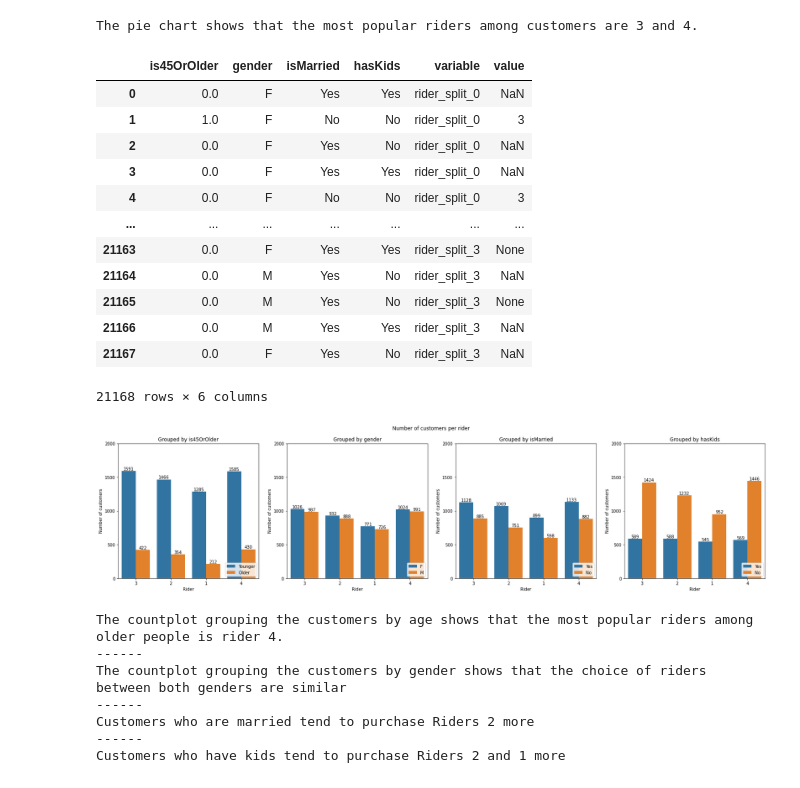
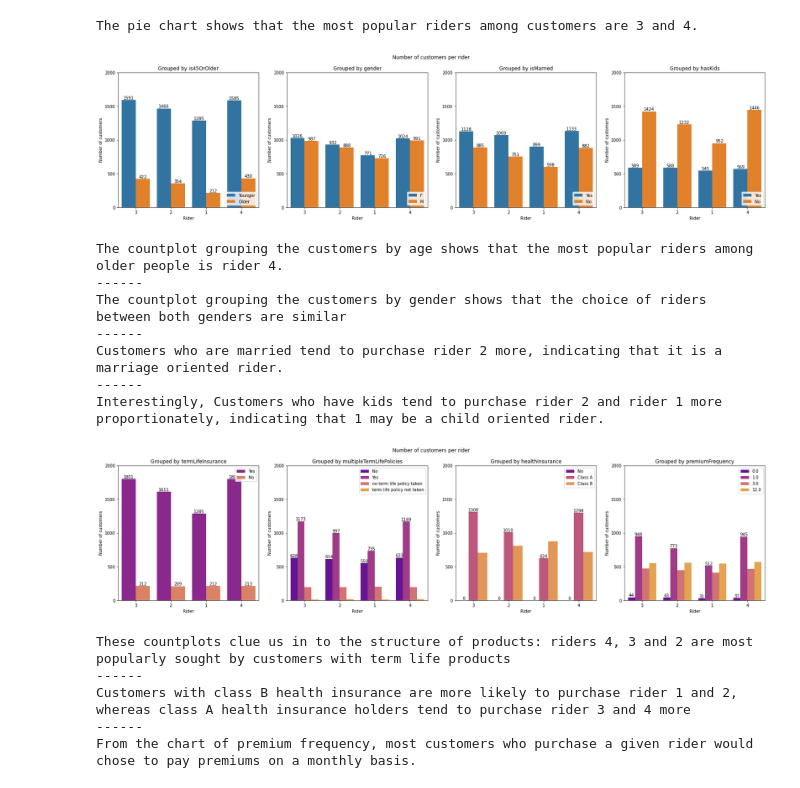
Before and after one commit to Tat-sheng/govtech_vica, a Jupyter notebook: VICA_tatsheng.ipynb, the cells around one changed output. Cells and saved outputs as stored; diff of their text form; code cells hidden in the pictures.

Commit message:
Added dummies and plot for correlation

```diff
--- a/VICA_tatsheng.ipynb
+++ b/VICA_tatsheng.ipynb
@@ -116,12 +118,12 @@ for i in range(df.count_riders.max()):
 
 # create a split for each unique rider, filters can be added to split_w_filters list for later visualisation
 df[rider_split_] = df.healthRiders.str.split(',', expand = True)
-customer_filters = ['is45OrOlder', 'gender', 'isMarried', 'hasKids' ]
-split_w_filters = customer_filters + rider_split_
+filters = ['is45OrOlder', 'gender', 'isMarried', 'hasKids', 'termLifeInsurance', 'multipleTermLifePolicies', 'healthInsurance', 'premiumFrequency' ]
+split_w_filters = filters + rider_split_
 
 # Add in age for filter and melt df
 split_df = df[split_w_filters]
-riders_df =  pd.melt(split_df, id_vars = customer_filters, value_vars = rider_split_)
+riders_df =  pd.melt(split_df, id_vars = filters, value_vars = rider_split_)
 
 # Create Pie chart for percentage of customers per rider.
 riders, cust_per_rider = riders_df.value.value_counts().keys().tolist(), riders_df.value.value_counts().tolist()
@@ -142,25 +144,13 @@ print('The pie chart shows that the most popular riders among customers are 3 an
 Average number of riders per customer: 1.3879440665154952
 [figure]
 The pie chart shows that the most popular riders among customers are 3 and 4.
-# %%
-riders_df
-# %% [output]
-|  | is45OrOlder | gender | isMarried | hasKids | variable | value |
-| 0 | 0.0 | F | Yes | Yes | rider_split_0 | NaN |
-| 1 | 1.0 | F | No | No | rider_split_0 | 3 |
-| 2 | 0.0 | F | Yes | No | rider_split_0 | NaN |
-| 3 | 0.0 | F | Yes | Yes | rider_split_0 | NaN |
-| 4 | 0.0 | F | No | No | rider_split_0 | 3 |
-| ... | ... | ... | ... | ... | ... | ... |
-| 21163 | 0.0 | F | Yes | Yes | rider_split_3 | None |
-| 21164 | 0.0 | M | Yes | No | rider_split_3 | NaN |
-| 21165 | 0.0 | M | Yes | No | rider_split_3 | None |
-| 21166 | 0.0 | M | Yes | Yes | rider_split_3 | NaN |
-| 21167 | 0.0 | F | Yes | No | rider_split_3 | NaN |
-21168 rows × 6 columns
 # %%
-## Visualising factors on rider purchase. IF ERROR IS ENCOUNTERED, PRESS RUN ALL, DO NOT RUN BY CELL.
-# Formatting for filters in riders df
+### Q2.1
+
+# Drilling down to customer inherent variables: Age, Gender, Marital status and Children.
+customer_filters = filters[0:4]
+
+# Visualising factors on rider purchase.
 riders_df['is45OrOlder'] = riders_df.is45OrOlder.apply(lambda x: 'Older' if x == 1 else 'Younger')
 
 # Plotting countplots for each filter (Age, gender, etc.)
@@ -188,16 +178,57 @@ print('The countplot grouping the customers by age shows that the most popular r
 print('------')
 print('The countplot grouping the customers by gender shows that the choice of riders between both genders are similar')
 print('------')
-print('Customers who are married tend to purchase Riders 2 more')
+print('Customers who are married tend to purchase rider 2 more, indicating that it is a marriage oriented rider.')
 print('------')
-print('Customers who have kids tend to purchase Riders 2 and 1 more')
+print('Interestingly, Customers who have kids tend to purchase rider 2 and rider 1 more proportionately, indicating that 1 may be a child oriented rider.')
+
+# IMPORTANT: IF ERROR IS ENCOUNTERED, PRESS RUN ALL, DO NOT RUN BY CELL.
 # %% [output]
 [figure]
 The countplot grouping the customers by age shows that the most popular riders among older people is rider 4.
 ------
 The countplot grouping the customers by gender shows that the choice of riders between both genders are similar
 ------
-Customers who are married tend to purchase Riders 2 more
+Customers who are married tend to purchase rider 2 more, indicating that it is a marriage oriented rider.
 ------
-Customers who have kids tend to purchase Riders 2 and 1 more
+Interestingly, Customers who have kids tend to purchase rider 2 and rider 1 more proportionately, indicating that 1 may be a child oriented rider.
+# %%
+### Q2.2
+
+# Drilling down to product inherent variables: 'termLifeInsurance', 'multipleTermLifePolicies', 'healthInsurance', 'premiumFrequency'
+product_filters = filters[4:]
+
+# Plotting countplots for each filter (Age, gender, etc.)
+fig2, (ax5, ax6, ax7, ax8) = plt.subplots(1,4, figsize = (28,6))
+
+# sns.countplot(x = riders_df['value'], dodge = False, ax = ax1)
+axes = [ax5, ax6, ax7, ax8]
+
+for i in range(len(product_filters)):
+    sns.countplot(x = riders_df['value'], hue = riders_df[product_filters[i]], dodge = True, ax = axes[i], palette= 'plasma') # I used plasma so its easier to see 4 groupings per patch
+    axes[i].bar_label(axes[i].containers[0])
+    axes[i].bar_label(axes[i].containers[1])
+    axes[i].set_yticks([0,500,1000,1500,2000])
+    axes[i].legend(loc= 'upper right')
+    axes[i].set_xlabel('Rider')
+    axes[i].set_ylabel('Number of customers')
+    axes[i].set_title('Grouped by ' +str(product_filters[i]))
+
+
+plt.suptitle('Number of customers per rider')
+
+plt.show()
+
+print('These countplots clue us in to the structure of products: riders 4, 3 and 2 are most popularly sought by customers with term life products')
+print('------')
+print('Customers with class B health insurance are more likely to purchase rider 1 and 2, whereas class A health insurance holders tend to purchase rider 3 and 4 more')
+print('------')
+print('From the chart of premium frequency, most customers who purchase a given rider would chose to pay premiums on a monthly basis.')
+# %% [output]
+[figure, added]
+These countplots clue us in to the structure of products: riders 4, 3 and 2 are most popularly sought by customers with term life products
+------
+Customers with class B health insurance are more likely to purchase rider 1 and 2, whereas class A health insurance holders tend to purchase rider 3 and 4 more
+------
+From the chart of premium frequency, most customers who purchase a given rider would chose to pay premiums on a monthly basis.
 # %% [markdown]
```
Also changed, not shown: parts of 11 cells of this notebook.
